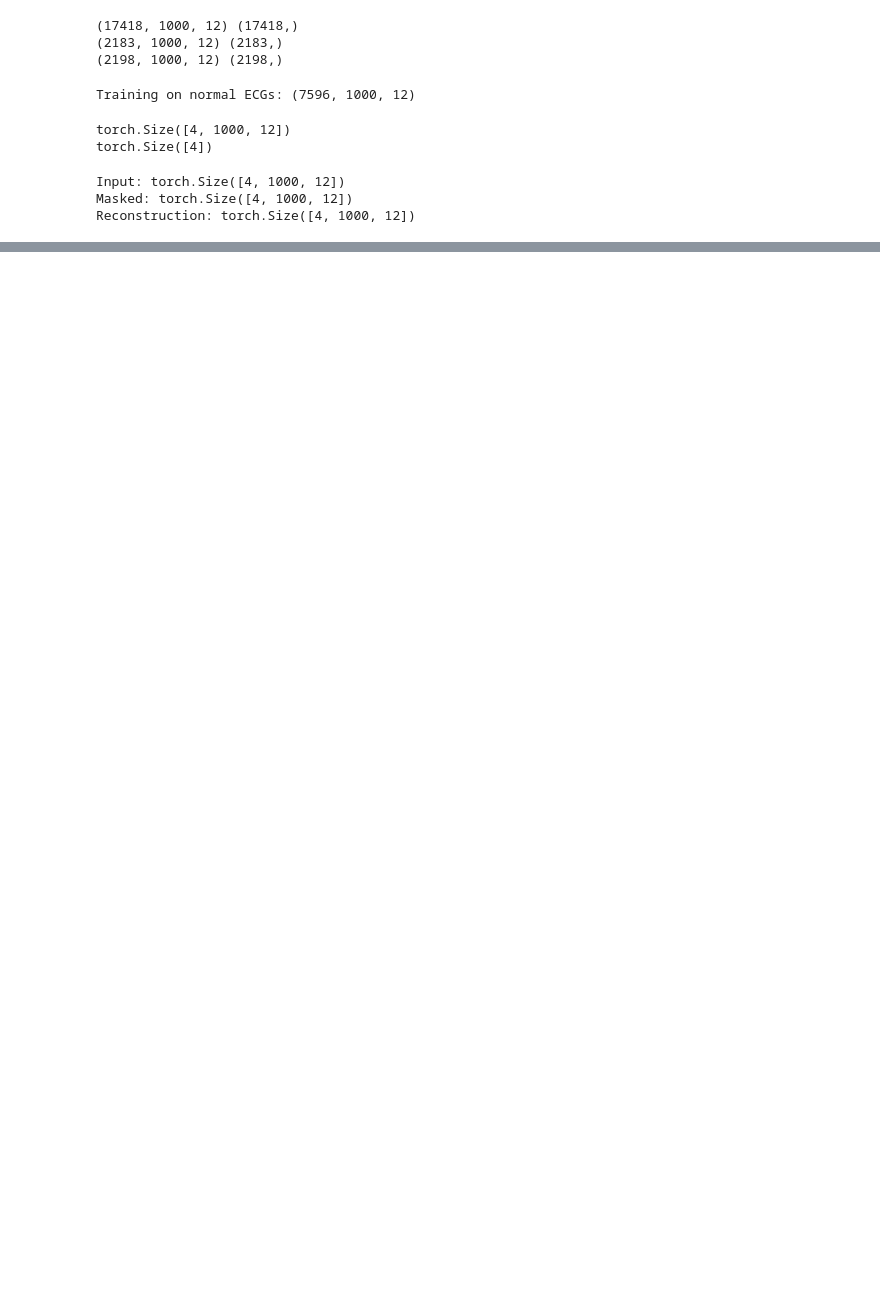
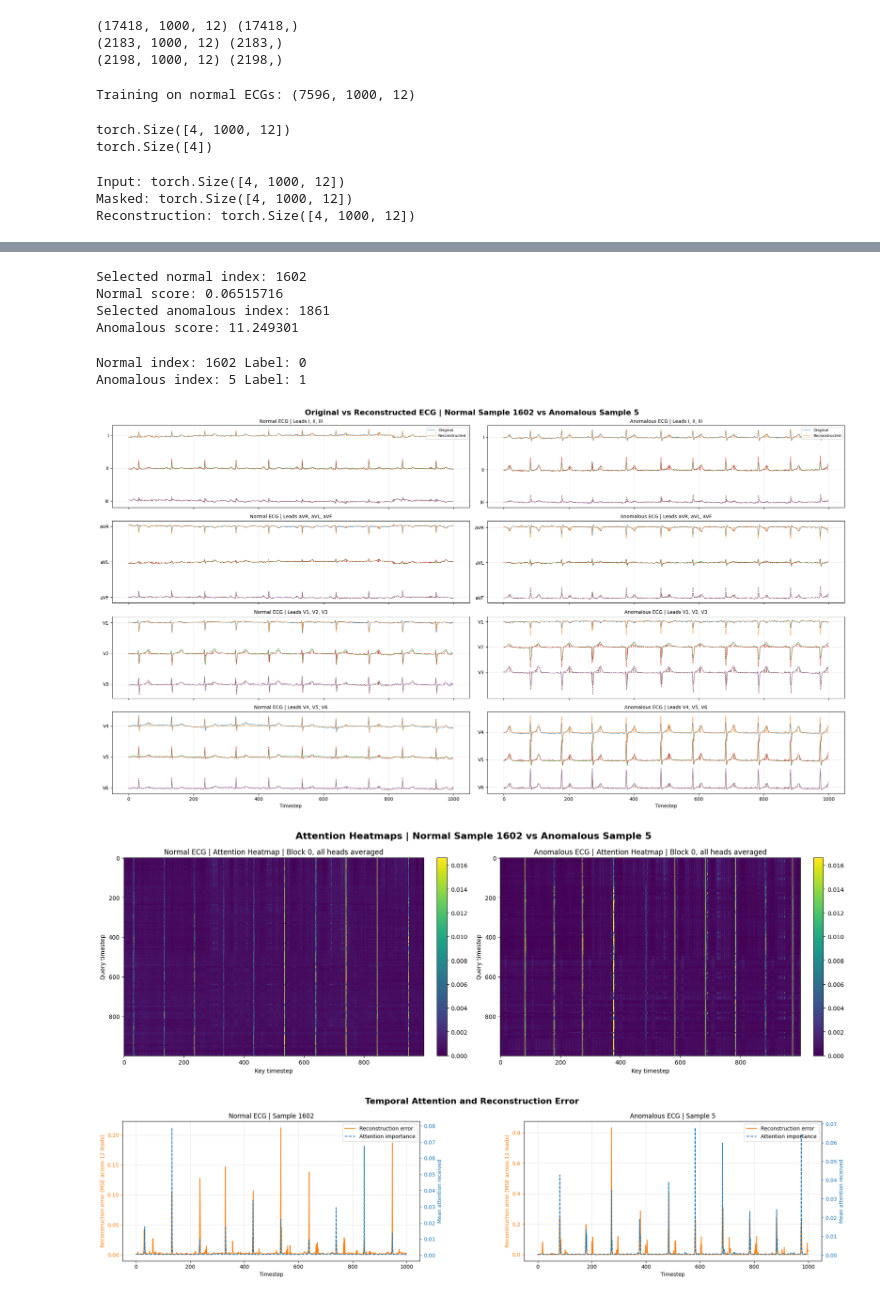
Before and after one commit to sharaffatima/Thesis, a Jupyter notebook: notebooks/02_train_anoformer.ipynb, the cells around one changed output, grey strips where cells are left out. Cells and saved outputs as stored; diff of their text form; code cells hidden in the pictures; blank space fills up the shorter version.

Commit message:
AnoFormer Attention Explainability

```diff
--- a/notebooks/02_train_anoformer.ipynb
+++ b/notebooks/02_train_anoformer.ipynb
@@ -67,3 +72,15 @@ set_seed(RANDOM_SEED)
 print(f"Active device: {DEVICE}")
 # %% [output]
 Active device: cuda
+# %%
+DATA_DIR = Path("/content/drive/MyDrive/ECG data")
+PROCESSED_DIR = DATA_DIR / "processed"
+RESULTS_DIR = DATA_DIR / "results"
+
+MODEL_DIR = RESULTS_DIR / "models"
+MODEL_DIR.mkdir(parents=True, exist_ok=True)
+
+MODEL_PATH = MODEL_DIR / "anoformer_20epochs.pt"
+
+print("MODEL_DIR:", MODEL_DIR)
+print("MODEL_PATH:", MODEL_PATH)
@@ -342,0 +338,63 @@ AnoFormer PTB-XL explainability complete.
+# %%
+# Correctly predicted normal samples
+correct_normal_indices = np.where(
+    (y_test == 0) & (BinaryPredictions == 0)
+)[0]
+
+# Correctly predicted anomalous samples
+correct_anomaly_indices = np.where(
+    (y_test == 1) & (BinaryPredictions == 1)
+)[0]
+
+# Pick the most confident normal: lowest anomaly score
+NormalIndex = correct_normal_indices[
+    np.argmin(AnomalyScores[correct_normal_indices])
+]
+
+# Pick the most confident anomaly: highest anomaly score
+AnomalousIndex = correct_anomaly_indices[
+    np.argmax(AnomalyScores[correct_anomaly_indices])
+]
+
+print("Selected normal index:", NormalIndex)
+print("Normal score:", AnomalyScores[NormalIndex])
+print("Selected anomalous index:", AnomalousIndex)
+print("Anomalous score:", AnomalyScores[AnomalousIndex])
+# %% [output]
+Selected normal index: 1602
+Normal score: 0.06515716
+Selected anomalous index: 1861
+Anomalous score: 11.249301
+# %%
+# Attention-based Explainability: Normal vs Anomalous
+
+import numpy as np
+
+Explainer = AnoFormerExplainability(AnoFormer)
+
+
+NormalECG, NormalLabel = test_dataset[NormalIndex]
+AnomalousECG, AnomalousLabel = test_dataset[AnomalousIndex]
+
+NormalECG = NormalECG.unsqueeze(0).to(AnoFormer.Device)
+AnomalousECG = AnomalousECG.unsqueeze(0).to(AnoFormer.Device)
+
+print("Normal index:", NormalIndex, "Label:", NormalLabel.item())
+print("Anomalous index:", AnomalousIndex, "Label:", AnomalousLabel.item())
+
+Explainer.CompareNormalAndAnomalousAttention(
+    NormalWindow=NormalECG,
+    AnomalousWindow=AnomalousECG,
+    DatasetForInverseNorm=test_dataset,
+    NormalIndex=NormalIndex,
+    AnomalousIndex=AnomalousIndex,
+    BlockIndex=0,
+    HeadIndex=None,      # average over all heads
+    Percentile=99.0,
+)
+# %% [output]
+Normal index: 1602 Label: 0
+Anomalous index: 5 Label: 1
+[figure, added]
+[figure, added]
+[figure, added]
```
Also changed, not shown: parts of 13 cells of this notebook.
